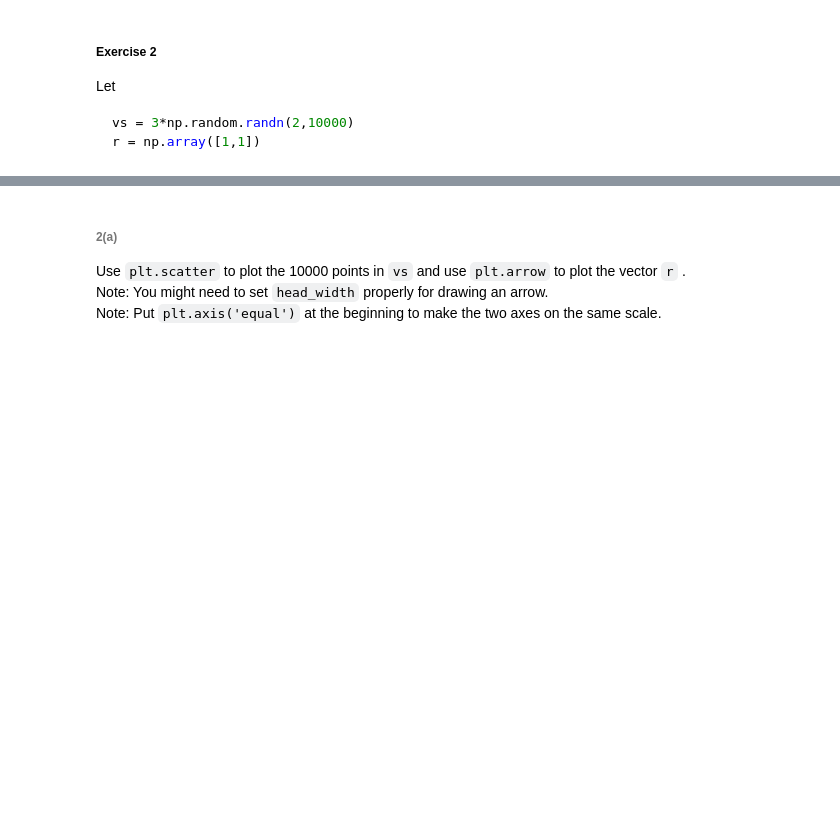
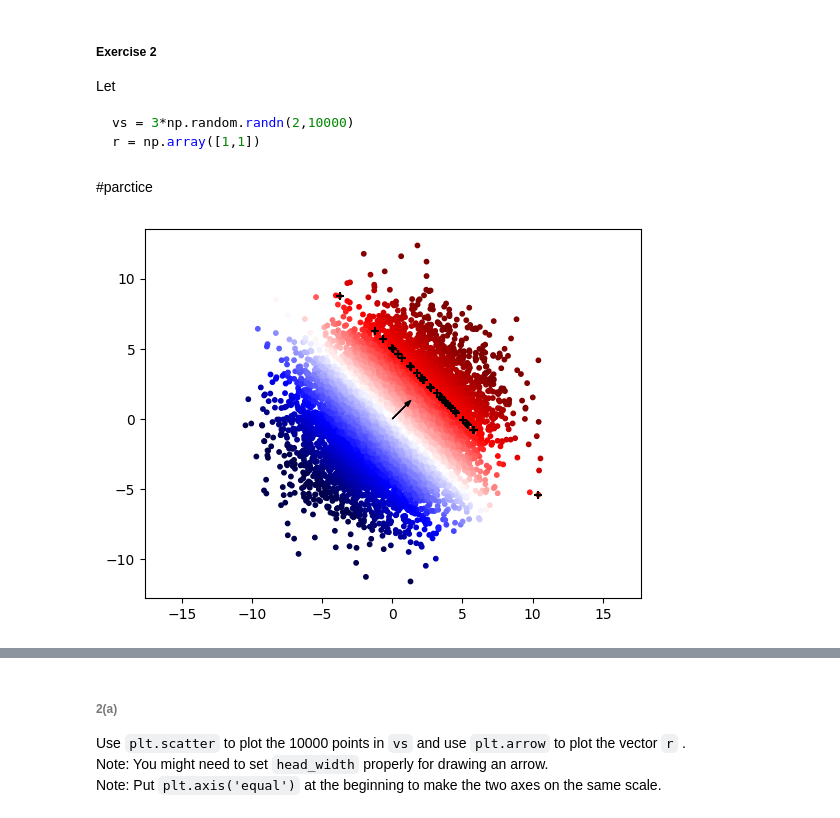
Before and after one commit to CHIENMINGCHEN314653001/Python-and-Machine-Learning-Algorithms, a Jupyter notebook: 02-Matrix-=-some-row-vectors.ipynb, the cells around one changed output, grey strips where cells are left out. Saved outputs shown, nothing was run; the diff lists cells and outputs as text; code cells hidden in the pictures; blank space fills up the shorter version.

````diff
--- a/02-Matrix-=-some-row-vectors.ipynb
+++ b/02-Matrix-=-some-row-vectors.ipynb
@@ -103,3 +120,27 @@ Let
 vs = 3*np.random.randn(2,10000)
 r = np.array([1,1])
 ```
+# %% [markdown]
+#parctice
+# %%
+import numpy as np
+import matplotlib.pyplot as plt
+
+vs = 3 * np.random.randn(2, 10000)
+r = np.array([1, 1])
+
+prod = np.dot(r, vs)
+plt.axis('equal')#強制讓 X 軸和 Y 軸的「刻度比例」保持完全一樣。
+
+plt.scatter(vs[0], vs[1], c=prod, s=10, vmax=10, vmin=-10, cmap="seismic")
+plt.arrow(0, 0, r[0], r[1], head_width=0.3, color='black', zorder=5)
+
+mask = np.isclose(prod, 5, atol=0.05)
+plane = vs[:, mask]
+
+
+plt.scatter(*plane, marker="+", color='black')
+
+plt.show()
+# %% [output]
+[figure, added]
````
Also changed, not shown: parts of 9 cells of this notebook.
